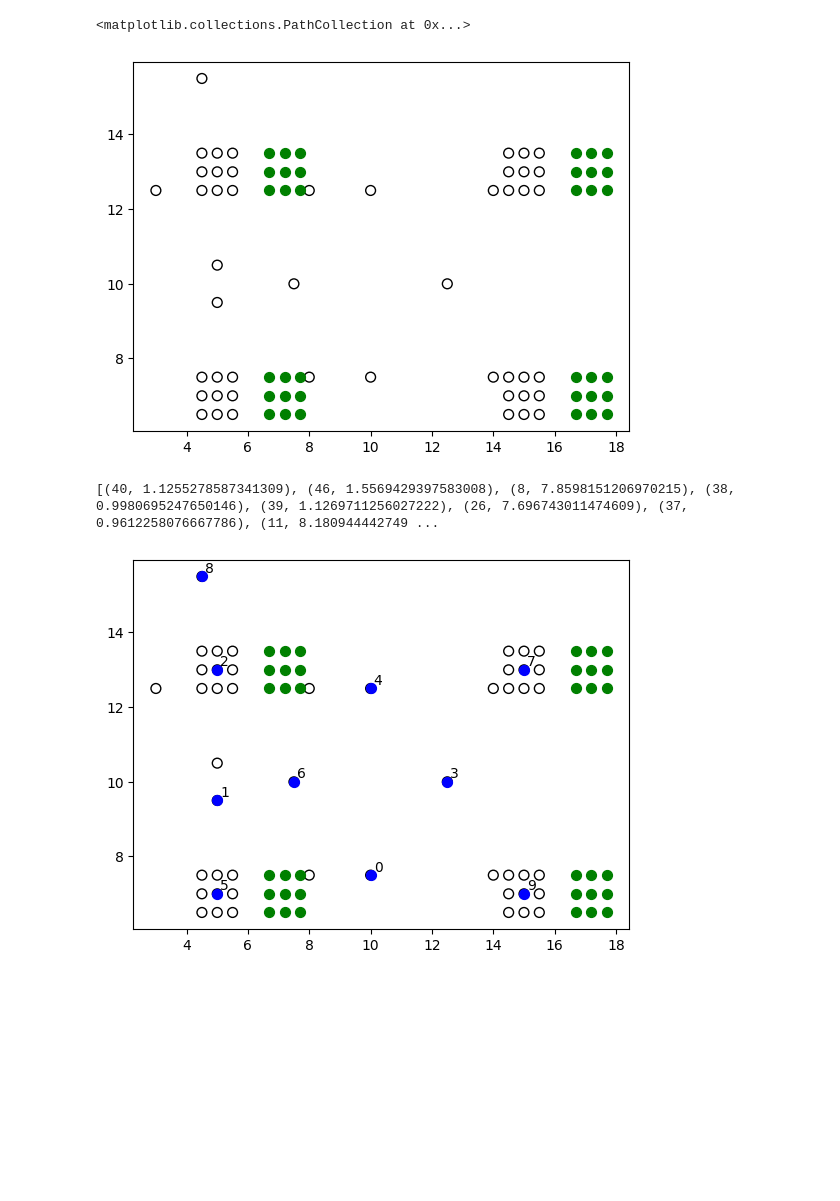
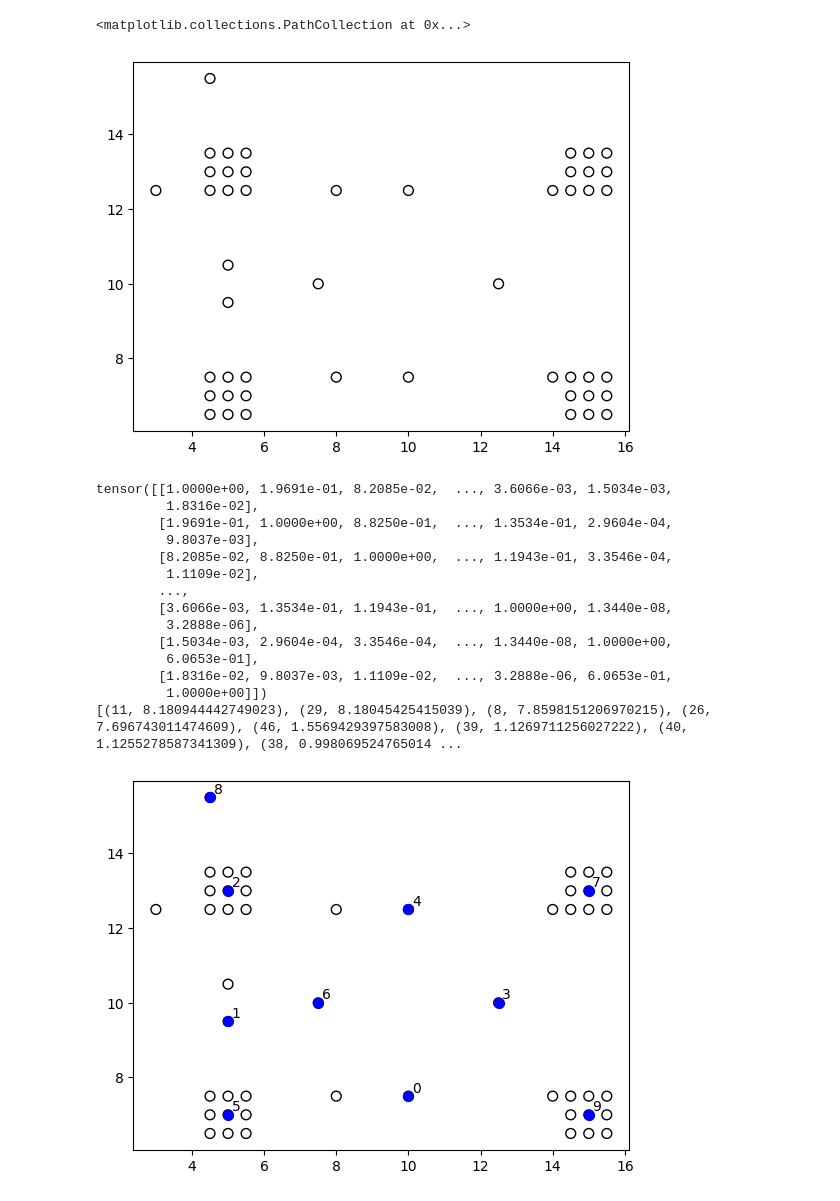
Before and after one commit to gangradeamitesh/submodlib, a Jupyter notebook: debugger.ipynb, the cells around one changed output. Saved outputs shown, nothing was run; the diff lists cells and outputs as text; code cells hidden in the pictures; blank space fills up the shorter version.

```diff
--- a/debugger.ipynb
+++ b/debugger.ipynb
@@ -21,22 +21,34 @@ repys = [x[1] for x in repData]
 import matplotlib.pyplot as plt
 #plt.scatter(groundxs, groundys, s=50, color='black', label="Images")
 plt.scatter(groundxs, groundys, s=50, facecolors='none', edgecolors='black', label="Images")
-plt.scatter(repxs, repys, s=50, color='green', label="Images")
 # %% [output]
 <matplotlib.collections.PathCollection at 0x...>
-[figure, old version]
+[figure, new version]
 # %%
 from submodlib import FacilityLocation
-objFL = FacilityLocation(n=48, data=groundData, mode="dense", metric="euclidean")
+objFL = FacilityLocation(n=48, data=groundData, mode="dense", metric="cosine")
+print(objFL.sijs)
 greedyList = objFL.maximize(budget=10,optimizer='NaiveGreedy', stopIfZeroGain=False, stopIfNegativeGain=False, verbose=False)
-print(greedyList)
+print(sorted(greedyList , key = lambda x: x[1], reverse=True))
 greedyXs = [groundxs[x[0]] for x in greedyList]
 greedyYs = [groundys[x[0]] for x in greedyList]
 plt.scatter(groundxs, groundys, s=50, facecolors='none', edgecolors='black', label="Images")
-plt.scatter(repxs, repys, s=50, color='green', label="Images")
 plt.scatter(greedyXs, greedyYs, s=50, color='blue', label="Greedy Set")
 for label, element in enumerate(greedyList):
     plt.annotate(label, (groundxs[element[0]], groundys[element[0]]), (groundxs[element[0]]+0.1, groundys[element[0]]+0.1))
 # %% [output]
-[(40, 1.1255278587341309), (46, 1.5569429397583008), (8, 7.8598151206970215), (38, 0.9980695247650146), (39, 1.1269711256027222), (26, 7.696743011474609), (37, 0.9612258076667786), (11, 8.180944442749 ...
+tensor([[1.0000e+00, 1.9691e-01, 8.2085e-02,  ..., 3.6066e-03, 1.5034e-03,
+         1.8316e-02],
+        [1.9691e-01, 1.0000e+00, 8.8250e-01,  ..., 1.3534e-01, 2.9604e-04,
+         9.8037e-03],
+        [8.2085e-02, 8.8250e-01, 1.0000e+00,  ..., 1.1943e-01, 3.3546e-04,
+         1.1109e-02],
+        ...,
+        [3.6066e-03, 1.3534e-01, 1.1943e-01,  ..., 1.0000e+00, 1.3440e-08,
+         3.2888e-06],
+        [1.5034e-03, 2.9604e-04, 3.3546e-04,  ..., 1.3440e-08, 1.0000e+00,
+         6.0653e-01],
+        [1.8316e-02, 9.8037e-03, 1.1109e-02,  ..., 3.2888e-06, 6.0653e-01,
+         1.0000e+00]])
+[(11, 8.180944442749023), (29, 8.18045425415039), (8, 7.8598151206970215), (26, 7.696743011474609), (46, 1.5569429397583008), (39, 1.1269711256027222), (40, 1.1255278587341309), (38, 0.998069524765014 ...
-[figure, old version]
+[figure, new version]
```
Also changed, not shown: parts of 1 cell of this notebook, 3 other files.
